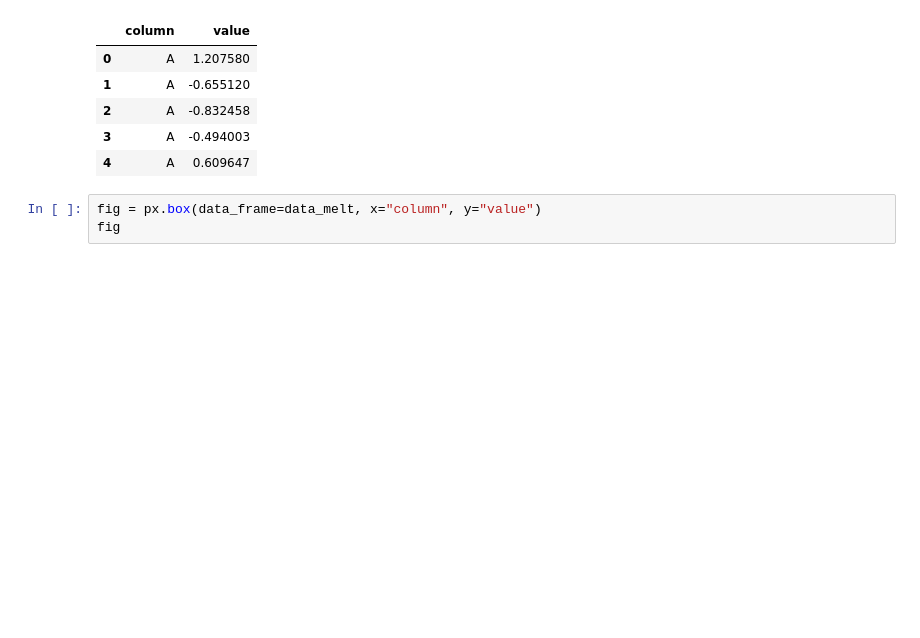
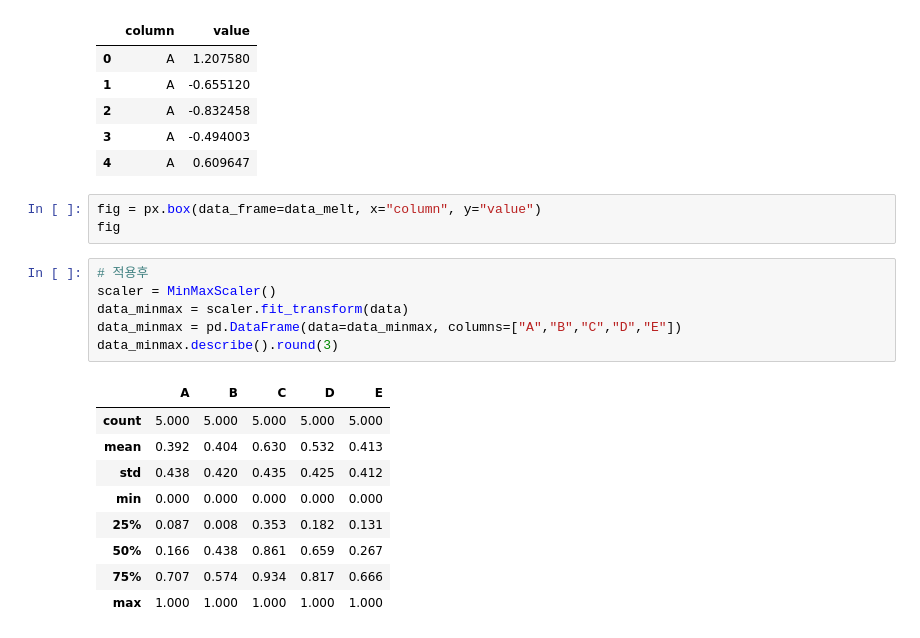
Before and after one commit to rubinkim/public_data, a Jupyter notebook: chapter_07/ch07_scikit-learn.ipynb, the cells around one changed output. Saved outputs shown, nothing was run; the diff lists cells and outputs as text; blank space fills up the shorter version.

```diff
--- a/chapter_07/ch07_scikit-learn.ipynb
+++ b/chapter_07/ch07_scikit-learn.ipynb
@@ -145,3 +145,19 @@ data_melt.head()
 # %%
 fig = px.box(data_frame=data_melt, x="column", y="value")
 fig
+# %%
+# 적용후
+scaler = MinMaxScaler()
+data_minmax = scaler.fit_transform(data)
+data_minmax = pd.DataFrame(data=data_minmax, columns=["A","B","C","D","E"])
+data_minmax.describe().round(3)
+# %% [output]
+|  | A | B | C | D | E |
+| count | 5.000 | 5.000 | 5.000 | 5.000 | 5.000 |
+| mean | 0.392 | 0.404 | 0.630 | 0.532 | 0.413 |
+| std | 0.438 | 0.420 | 0.435 | 0.425 | 0.412 |
+| min | 0.000 | 0.000 | 0.000 | 0.000 | 0.000 |
+| 25% | 0.087 | 0.008 | 0.353 | 0.182 | 0.131 |
+| 50% | 0.166 | 0.438 | 0.861 | 0.659 | 0.267 |
+| 75% | 0.707 | 0.574 | 0.934 | 0.817 | 0.666 |
+| max | 1.000 | 1.000 | 1.000 | 1.000 | 1.000 |
```
Also changed, not shown: parts of 3 cells of this notebook.
